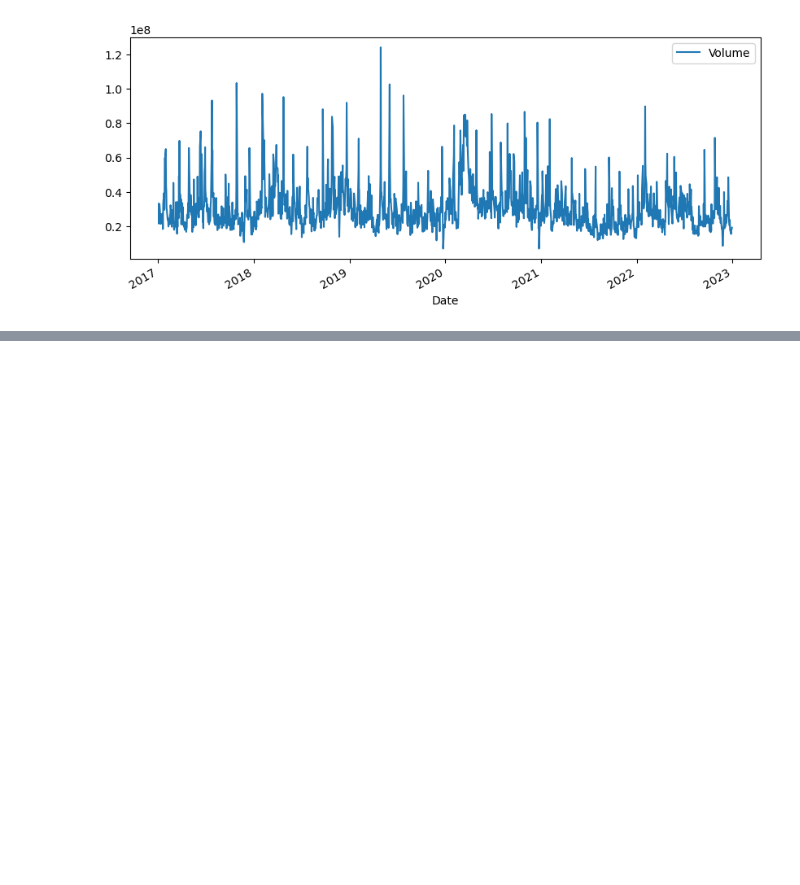
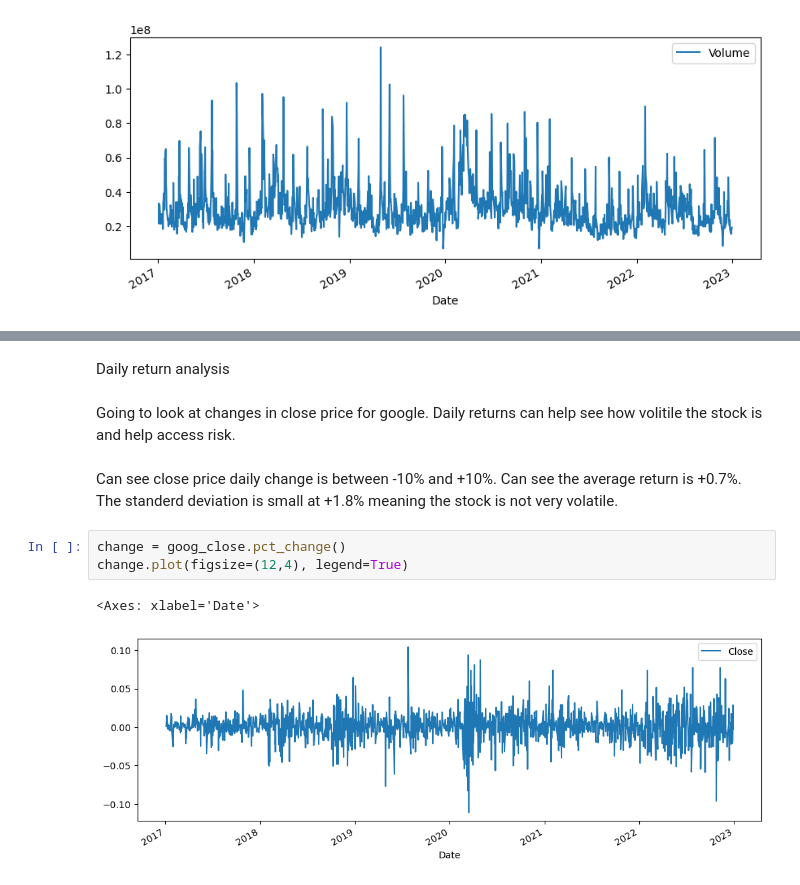
Before and after one commit to brianManesis/Stock-Prediction, a Jupyter notebook: analysis/Google_Analysis.ipynb, the cells around one changed output, grey strips where cells are left out. Drawn from its saved outputs; the diff is of its cells as text; blank space fills up the shorter version.

```diff
--- a/analysis/Google_Analysis.ipynb
+++ b/analysis/Google_Analysis.ipynb
@@ -107,0 +147,12 @@ goog['Volume'].plot(legend=True, figsize=(10,4))
+# %% [markdown]
+Daily return analysis
+# %% [markdown]
+Going to look at changes in close price for google. Daily returns can help see how volitile the stock is and help access risk.
+# %% [markdown]
+Can see close price daily change is between -10% and +10%. Can see the average return is +0.7%. The standerd deviation is small at +1.8% meaning the stock is not very volatile.
+# %%
+change = goog_close.pct_change()
+change.plot(figsize=(12,4), legend=True)
+# %% [output]
+<Axes: xlabel='Date'>
+[figure, added]
```
Also changed, not shown: parts of 57 cells of this notebook.
